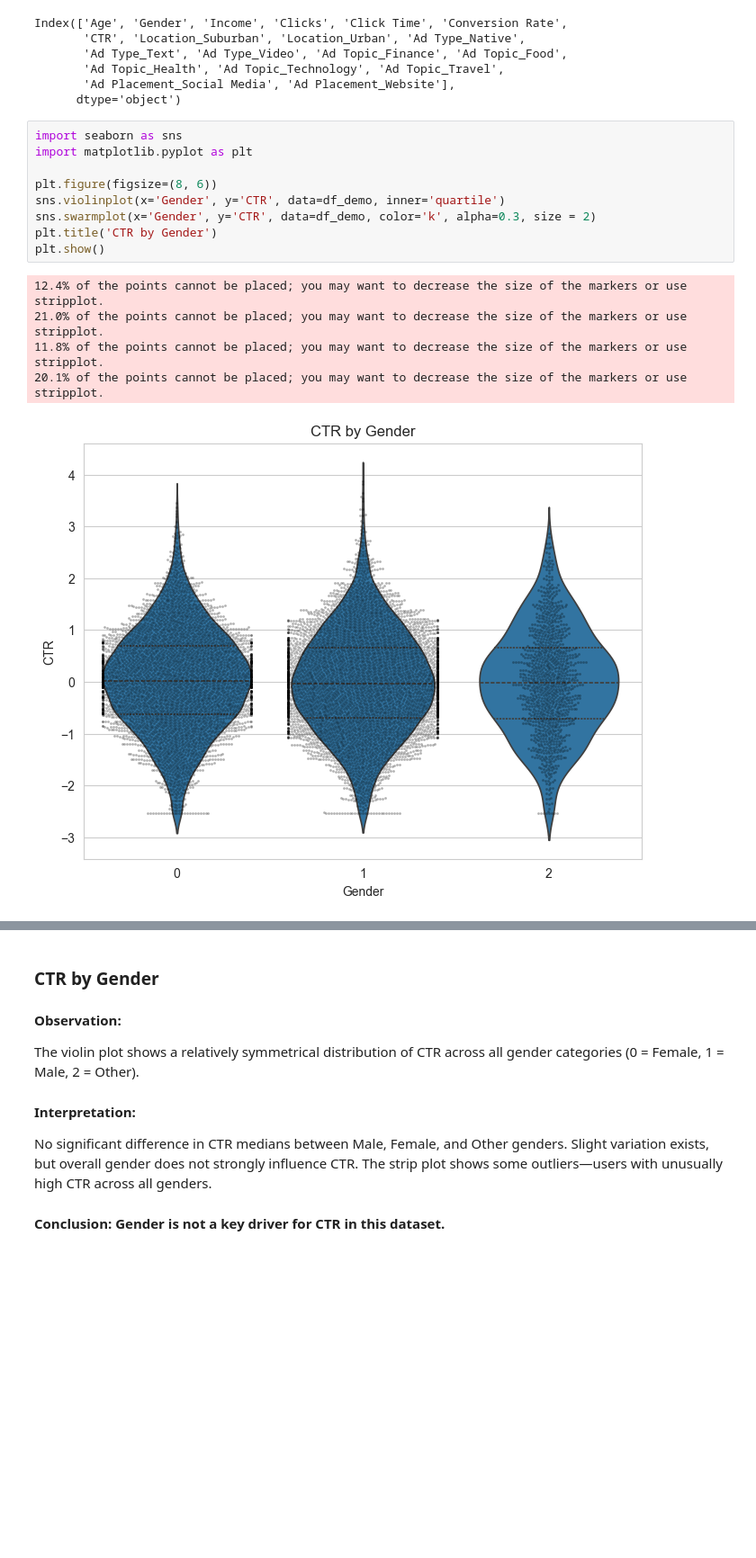
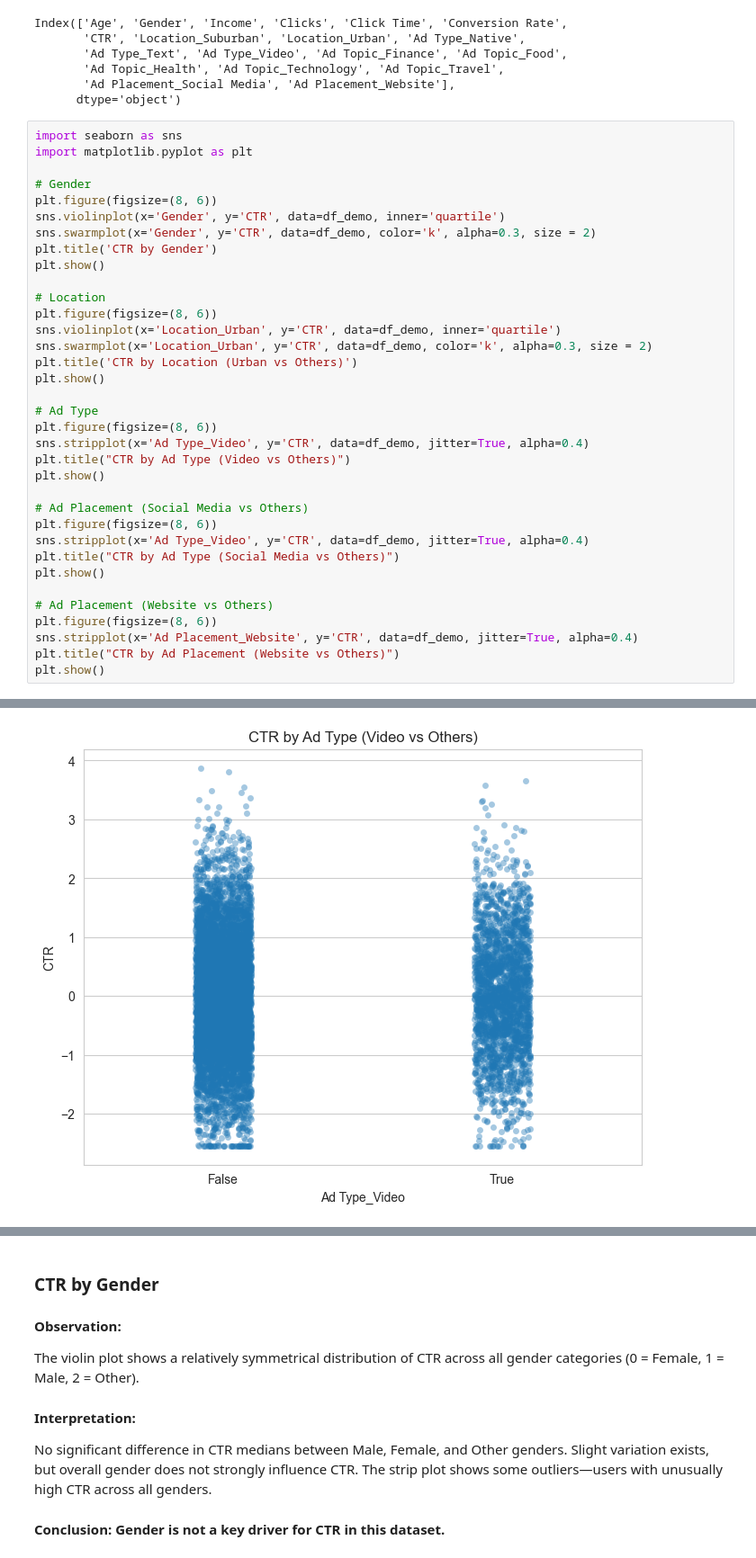
Before and after one commit to ARYAN-SIDH/Ads-Optimization-CTR-Conversions, a Jupyter notebook: masters_project.ipynb, the cells around one changed output, grey strips where cells are left out. Shown at 90% size. Drawn from its saved outputs; the diff is of its cells as text; blank space fills up the shorter version.

Commit message:
Modified Plots

```diff
--- a/masters_project.ipynb
+++ b/masters_project.ipynb
@@ -263,18 +263,39 @@ Index(['Age', 'Gender', 'Income', 'Clicks', 'Click Time', 'Conversion Rate',
        'Ad Topic_Health', 'Ad Topic_Technology', 'Ad Topic_Travel',
        'Ad Placement_Social Media', 'Ad Placement_Website'],
       dtype='object')
-# %%
-import seaborn as sns
-import matplotlib.pyplot as plt
-
-plt.figure(figsize=(8, 6))
-sns.violinplot(x='Gender', y='CTR', data=df_demo, inner='quartile')
-sns.swarmplot(x='Gender', y='CTR', data=df_demo, color='k', alpha=0.3, size = 2)
-plt.title('CTR by Gender')
-plt.show()
-# %% [output]
-12.4% of the points cannot be placed; you may want to decrease the size of the markers or use stripplot.
-21.0% of the points cannot be placed; you may want to decrease the size of the markers or use stripplot.
-11.8% of the points cannot be placed; you may want to decrease the size of the markers or use stripplot.
-20.1% of the points cannot be placed; you may want to decrease the size of the markers or use stripplot.
-[figure, removed]
+# %%
+import seaborn as sns
+import matplotlib.pyplot as plt
+
+# Gender
+plt.figure(figsize=(8, 6))
+sns.violinplot(x='Gender', y='CTR', data=df_demo, inner='quartile')
+sns.swarmplot(x='Gender', y='CTR', data=df_demo, color='k', alpha=0.3, size = 2)
+plt.title('CTR by Gender')
+plt.show()
+
+# Location
+plt.figure(figsize=(8, 6))
+sns.violinplot(x='Location_Urban', y='CTR', data=df_demo, inner='quartile')
+sns.swarmplot(x='Location_Urban', y='CTR', data=df_demo, color='k', alpha=0.3, size = 2)
+plt.title('CTR by Location (Urban vs Others)')
+plt.show()
+
+# Ad Type
+plt.figure(figsize=(8, 6))
+sns.stripplot(x='Ad Type_Video', y='CTR', data=df_demo, jitter=True, alpha=0.4)
+plt.title("CTR by Ad Type (Video vs Others)")
+plt.show()
+
+# Ad Placement (Social Media vs Others)
+plt.figure(figsize=(8, 6))
+sns.stripplot(x='Ad Type_Video', y='CTR', data=df_demo, jitter=True, alpha=0.4)
+plt.title("CTR by Ad Type (Social Media vs Others)")
+plt.show()
+
+# Ad Placement (Website vs Others)
+plt.figure(figsize=(8, 6))
+sns.stripplot(x='Ad Placement_Website', y='CTR', data=df_demo, jitter=True, alpha=0.4)
+plt.title("CTR by Ad Placement (Website vs Others)")
+plt.show()
+# %% [output]
@@ -280,0 +310 @@ plt.show()
+[figure, added]
```
Also changed, not shown: parts of 6 cells of this notebook, 27 other files.
